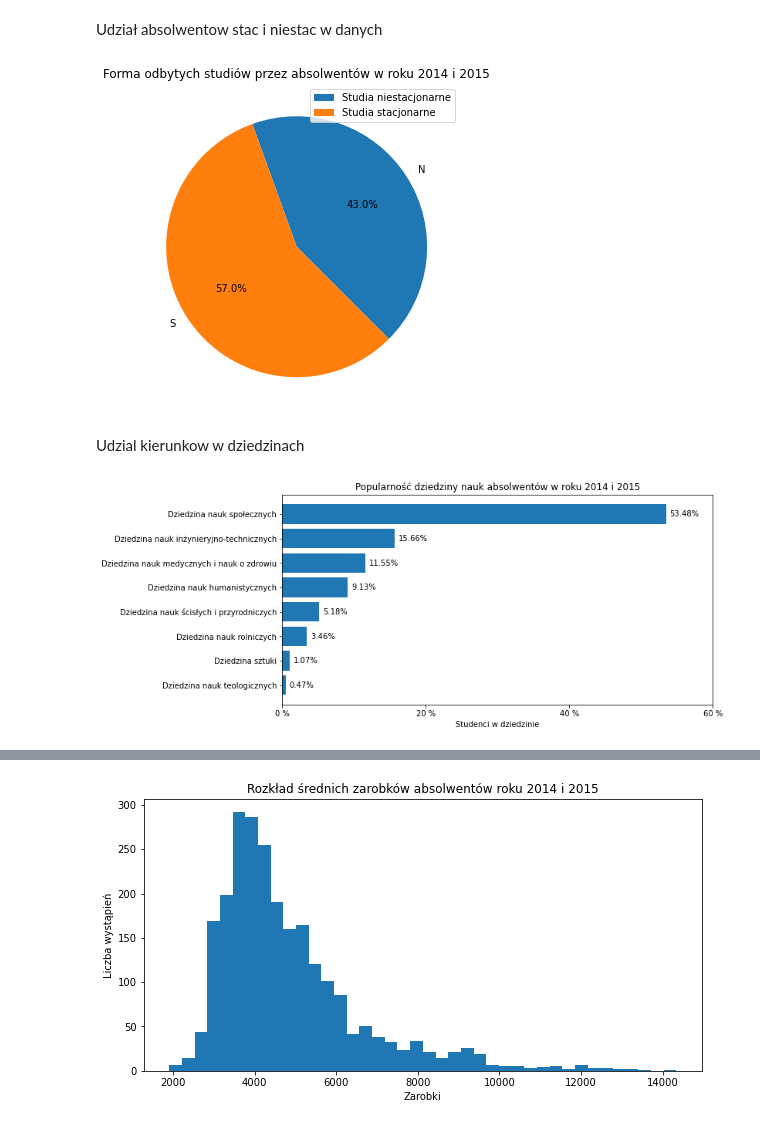
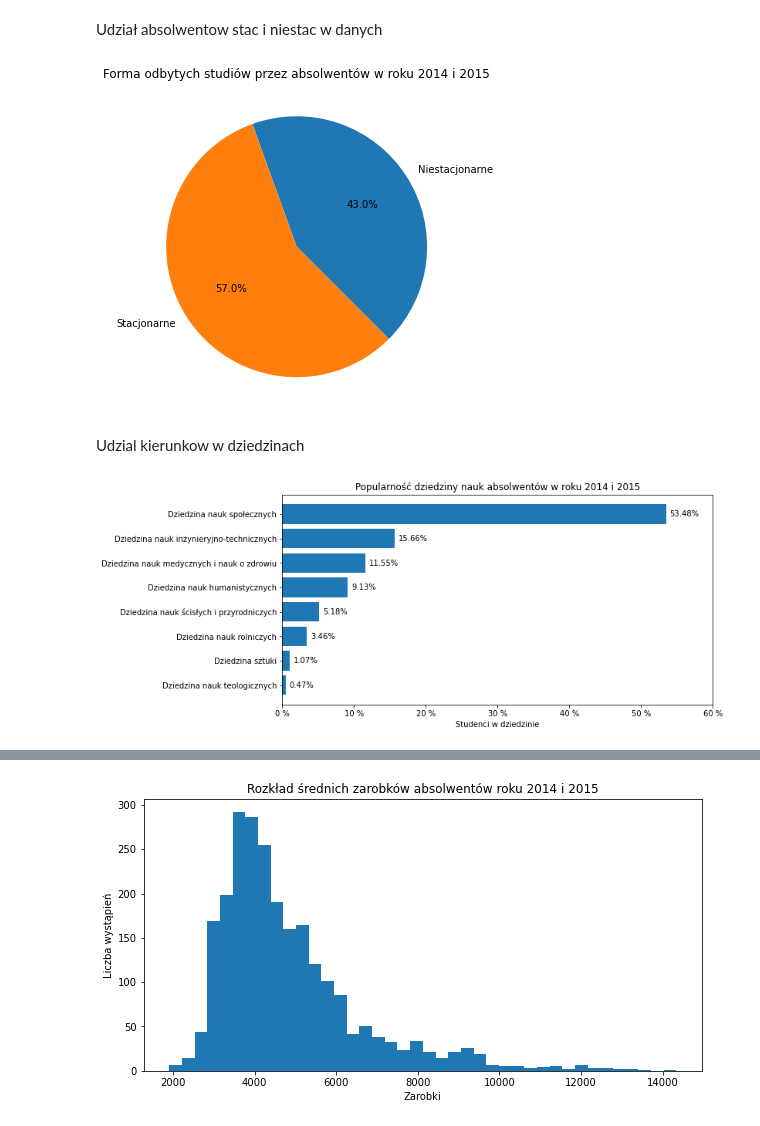
Before and after one commit to CptQuak/CasestudyGraduateEarnings, a Jupyter notebook: zadanie1.ipynb, the cells around one changed output, grey strips where cells are left out. Drawn from its saved outputs; the diff is of its cells as text; code cells hidden in the pictures.

Commit message:
best100 piechart

```diff
--- a/zadanie1.ipynb
+++ b/zadanie1.ipynb
@@ -107,15 +107,14 @@ Udział absolwentow stac i niestac w danych
 # %%
 # Suma liczby absolwentow na studiach stacjonarnych i niestacjonarnych
 formadata = data1.groupby(['P_FORMA']).agg({"P_N":"sum"})
 formadata=formadata.reset_index()
 
-plt.pie(formadata['P_N'],labels=formadata['P_FORMA'],autopct='%1.1f%%',startangle=-45)
-plt.legend(['Studia niestacjonarne',"Studia stacjonarne"],loc="best")
+plt.pie(formadata['P_N'],labels=["Niestacjonarne",'Stacjonarne'],autopct='%1.1f%%',startangle=-45)
 plt.title("Forma odbytych studiów przez absolwentów w roku 2014 i 2015")
 plt.savefig('plots/Udzial1.png', dpi=400, bbox_inches='tight')
 plt.show()
 # %% [output]
-[figure, old version]
+[figure, new version]
 # %% [markdown]
 Udzial kierunkow w dziedzinach
 # %%
@@ -129,10 +128,10 @@ bars = plt.barh(y=dziedzinadata['P_DZIEDZINA'],width=dziedzinadata["P_N"])
 plt.title("Popularność dziedziny nauk absolwentów w roku 2014 i 2015")
 plt.bar_label(bars,labels=[f'{x:.2%}' for x in bars.datavalues],padding=5)
 plt.xlabel("Studenci w dziedzinie")
-plt.xticks([0,.2,.4,.6,.8,1],labels=["0 %","20 %","40 %","60 %","80 %","100 %"])
+plt.xticks([0,.1,.2,.3,.4,.5,.6,.7,.8,.9,1],labels=["0 %","10 %","20 %","30 %","40 %","50 %","60 %","70 %","80 %","90 %","100 %"])
 plt.xlim(right=.6)
 plt.grid(False)
 plt.savefig('plots/PopularnoscDziedzina.png', dpi=400, bbox_inches='tight')
 plt.show()
 # %% [output]
-[figure, old version]
+[figure, new version]
```
Also changed, not shown: parts of 2 cells of this notebook, 5 other files.
